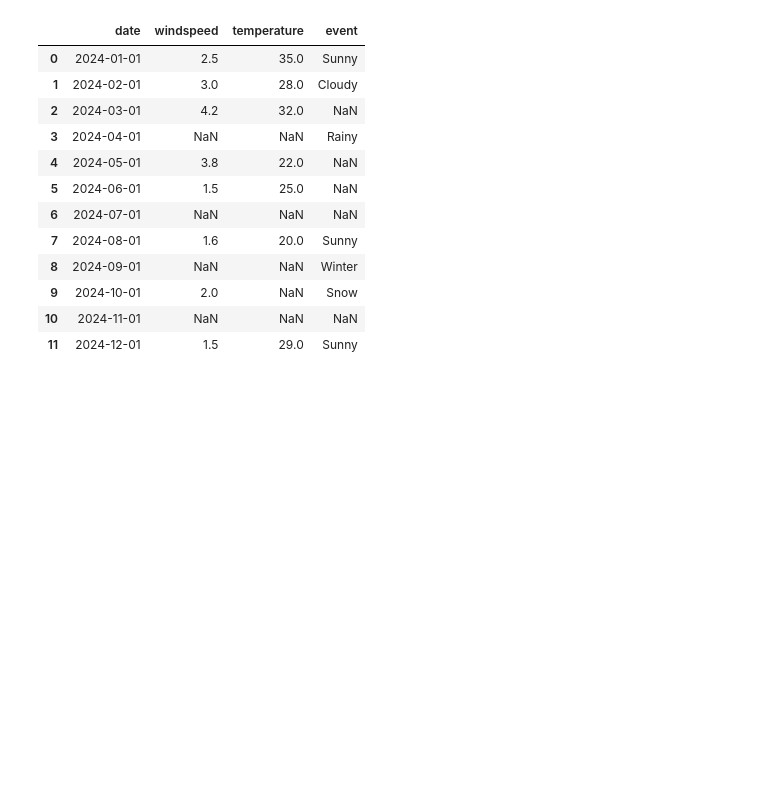
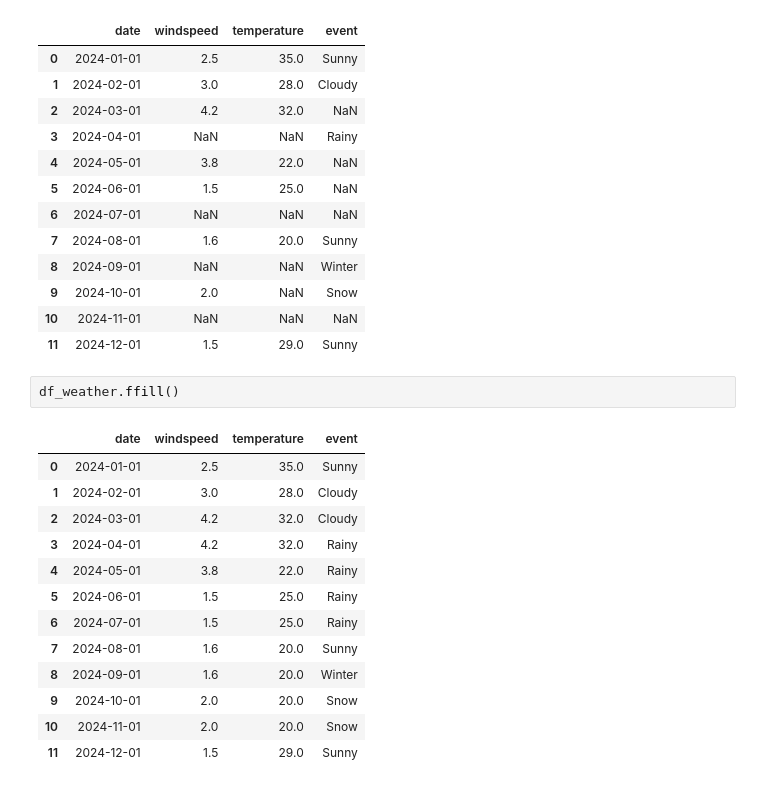
Before and after one commit to Gani25/python_weekdays_b1, a Jupyter notebook: pandas/4Handling_null/handling_null.ipynb, the cells around one changed output. Saved outputs shown, nothing was run; the diff lists cells and outputs as text; blank space fills up the shorter version.

```diff
--- a/pandas/4Handling_null/handling_null.ipynb
+++ b/pandas/4Handling_null/handling_null.ipynb
@@ -274,3 +278,19 @@ df_weather
 | 9 | 2024-10-01 | 2.0 | NaN | Snow |
 | 10 | 2024-11-01 | NaN | NaN | NaN |
 | 11 | 2024-12-01 | 1.5 | 29.0 | Sunny |
+# %%
+df_weather.ffill()
+# %% [output]
+|  | date | windspeed | temperature | event |
+| 0 | 2024-01-01 | 2.5 | 35.0 | Sunny |
+| 1 | 2024-02-01 | 3.0 | 28.0 | Cloudy |
+| 2 | 2024-03-01 | 4.2 | 32.0 | Cloudy |
+| 3 | 2024-04-01 | 4.2 | 32.0 | Rainy |
+| 4 | 2024-05-01 | 3.8 | 22.0 | Rainy |
+| 5 | 2024-06-01 | 1.5 | 25.0 | Rainy |
+| 6 | 2024-07-01 | 1.5 | 25.0 | Rainy |
+| 7 | 2024-08-01 | 1.6 | 20.0 | Sunny |
+| 8 | 2024-09-01 | 1.6 | 20.0 | Winter |
+| 9 | 2024-10-01 | 2.0 | 20.0 | Snow |
+| 10 | 2024-11-01 | 2.0 | 20.0 | Snow |
+| 11 | 2024-12-01 | 1.5 | 29.0 | Sunny |
```
Also changed, not shown: parts of 12 cells of this notebook.
